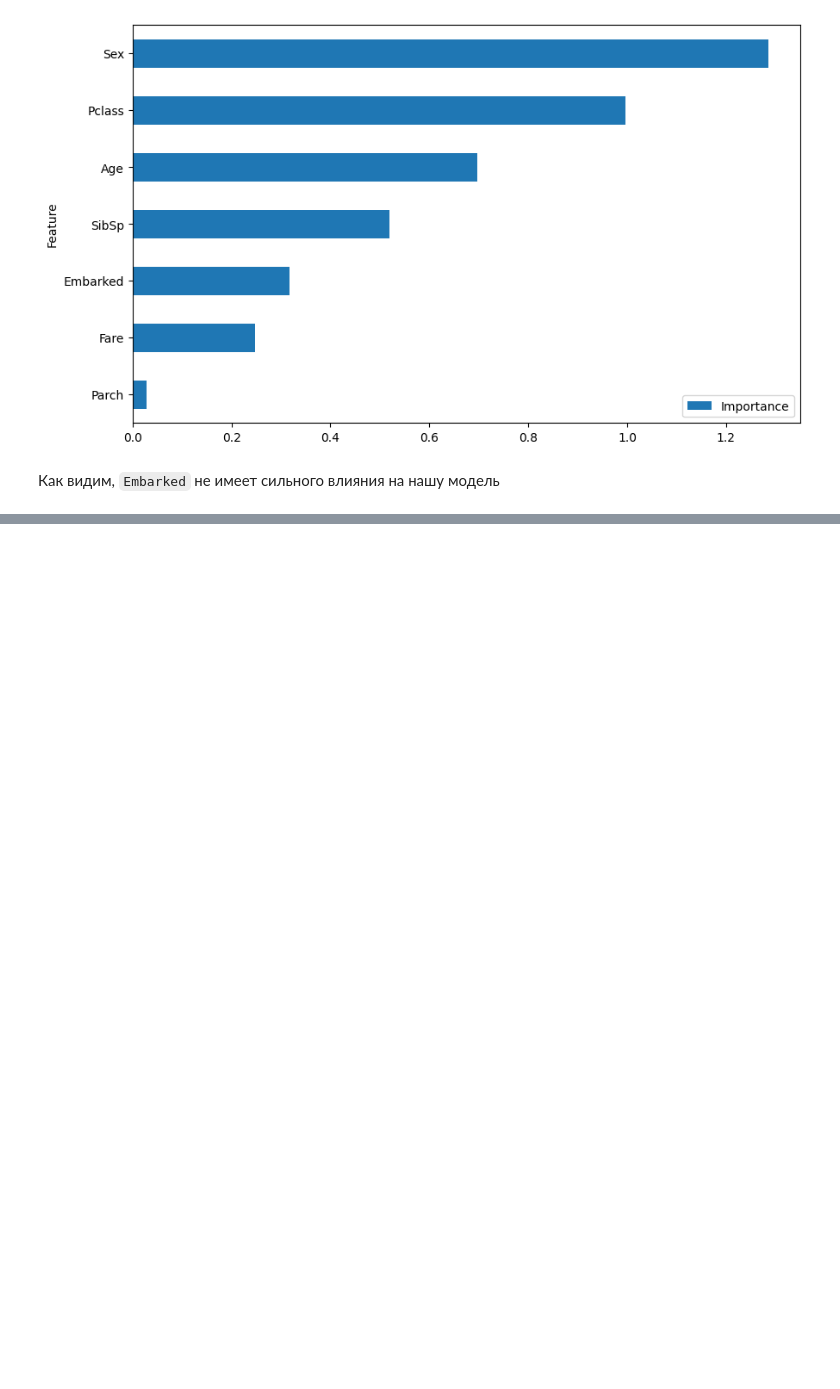
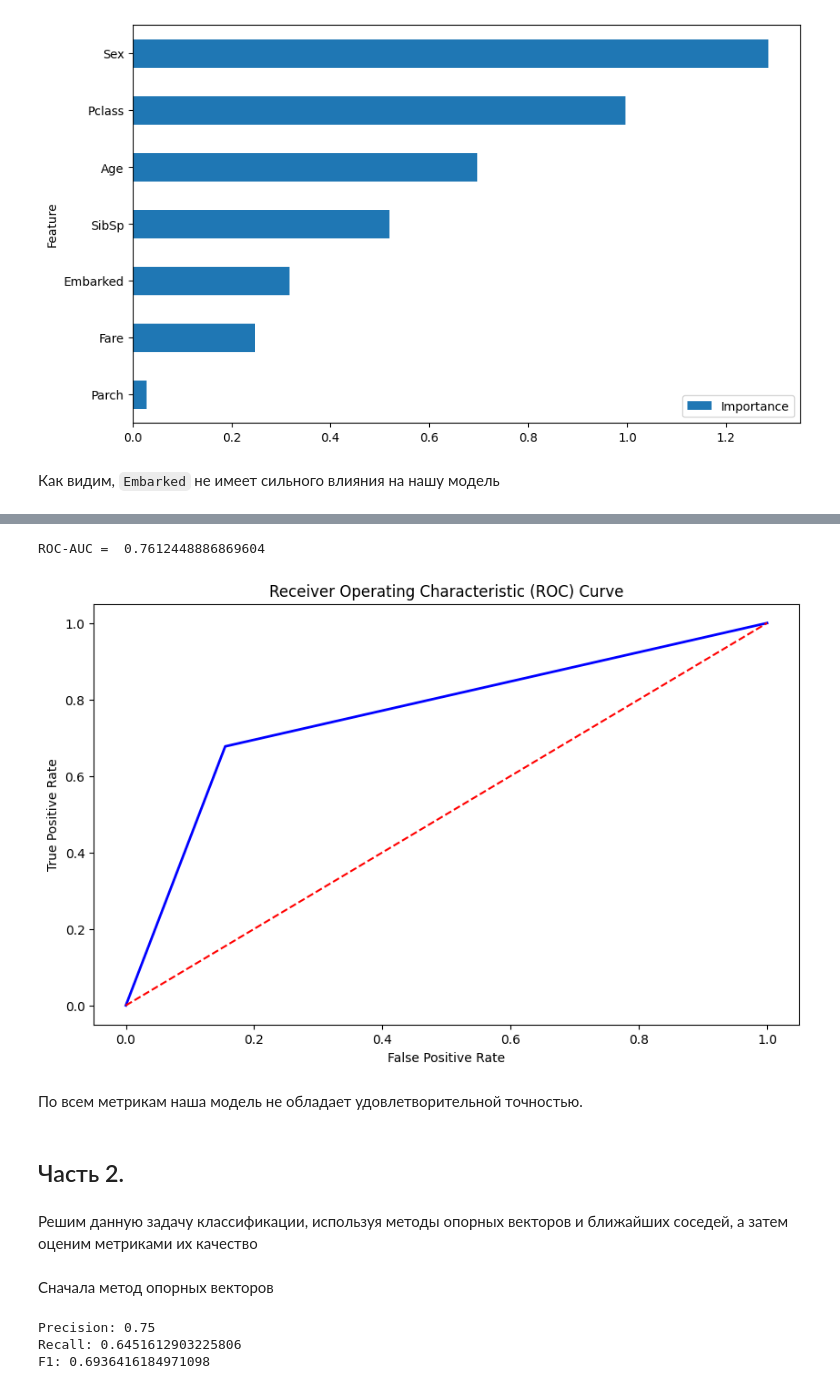
Before and after one commit to ArtemDyrdin/MachineLearning, a Jupyter notebook: LogisticRegression/titanic_classifier.ipynb, the cells around one changed output, grey strips where cells are left out. Cells and saved outputs as stored; diff of their text form; code cells hidden in the pictures; blank space fills up the shorter version.

Commit message:
добавлена лабораторная 3.3 (изучение метрик классификации при решении задач бинарной классификации)

```diff
--- a/LogisticRegression/titanic_classifier.ipynb
+++ b/LogisticRegression/titanic_classifier.ipynb
@@ -188,0 +223,27 @@ feature_importance.plot(x='Feature', y='Importance', kind='barh', figsize=(10, 6
+# %%
+# Вычисление FPR и TPR
+fpr, tpr, thresholds = roc_curve(y_test, y_pred)
+
+# Вычисление площади под ROC-кривой
+roc_auc = auc(fpr, tpr)
+
+# Построение графика ROC-кривой
+plt.figure(figsize=(10, 6))
+plt.plot(fpr, tpr, color='blue', lw=2, label='ROC curve (area = {:.2f})'.format(roc_auc))
+plt.plot([0, 1], [0, 1], color='red', linestyle='--')  # Линия случайного выбора
+plt.title('Receiver Operating Characteristic (ROC) Curve')
+plt.xlabel('False Positive Rate')
+plt.ylabel('True Positive Rate')
+
+print('ROC-AUC = ', roc_auc)
+# %% [output]
+ROC-AUC =  0.7612448886869604
+[figure, added]
+# %% [markdown]
+По всем метрикам наша модель не обладает удовлетворительной точностью.
+# %% [markdown]
+## Часть 2.
+# %% [markdown]
+Решим данную задачу классификации, используя методы опорных векторов и ближайших соседей, а затем оценим метриками их качество
+# %% [markdown]
+Сначала метод опорных векторов
@@ -188,0 +255,8 @@ feature_importance.plot(x='Feature', y='Importance', kind='barh', figsize=(10, 6
+# %%
+print('Precision:', precision_score(y_test, y_pred_svc))
+print('Recall:', recall_score(y_test, y_pred_svc))
+print('F1:', f1_score(y_test, y_pred_svc))
+# %% [output]
+Precision: 0.75
+Recall: 0.6451612903225806
+F1: 0.6936416184971098
```
Also changed, not shown: parts of 17 cells of this notebook, 1 other file.
